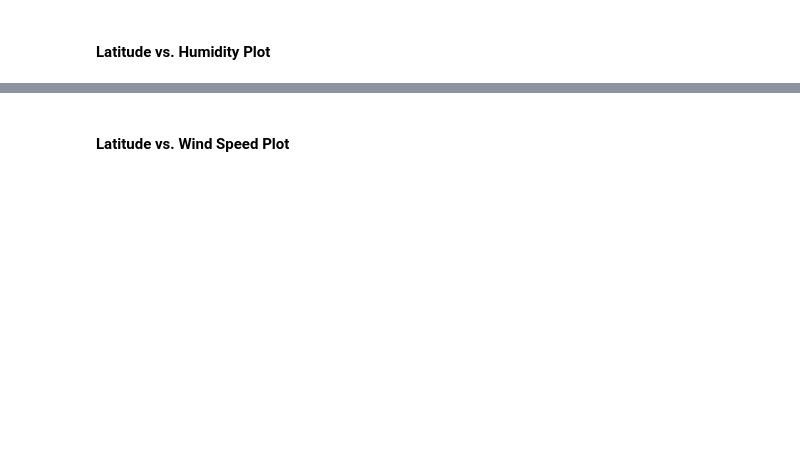
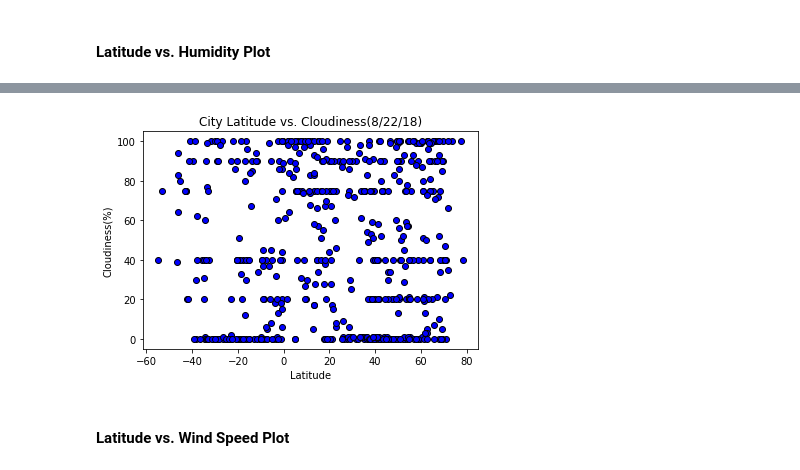
Before and after one commit to mmsquier/HW-6-Python-APIs, a Jupyter notebook: WeatherPy-Maggy Squier.ipynb, the cells around one changed output, grey strips where cells are left out. Cells and saved outputs as stored; diff of their text form; code cells hidden in the pictures; blank space fills up the shorter version.

```diff
--- a/WeatherPy-Maggy Squier.ipynb
+++ b/WeatherPy-Maggy Squier.ipynb
@@ -192,2 +248,15 @@ final_df.to_csv(output_data_file, encoding="utf-8", index=False)
+# %%
+plt.scatter(data_df["Lat"],data_df["Cloudiness"],marker="o", edgecolor="black", color="blue")
+plt.title("City Latitude vs. Cloudiness(8/22/18)")
+plt.xlabel("Latitude")
+plt.ylabel("Cloudiness(%)")
+
+
+#Save the figure
+#plt.savefig("output_plots/lat_cloud.png")
+#to show graph
+plt.show()
+# %% [output]
+[figure, added]
 # %% [markdown]
 #### Latitude vs. Wind Speed Plot
```
Also changed, not shown: parts of 23 cells of this notebook.
